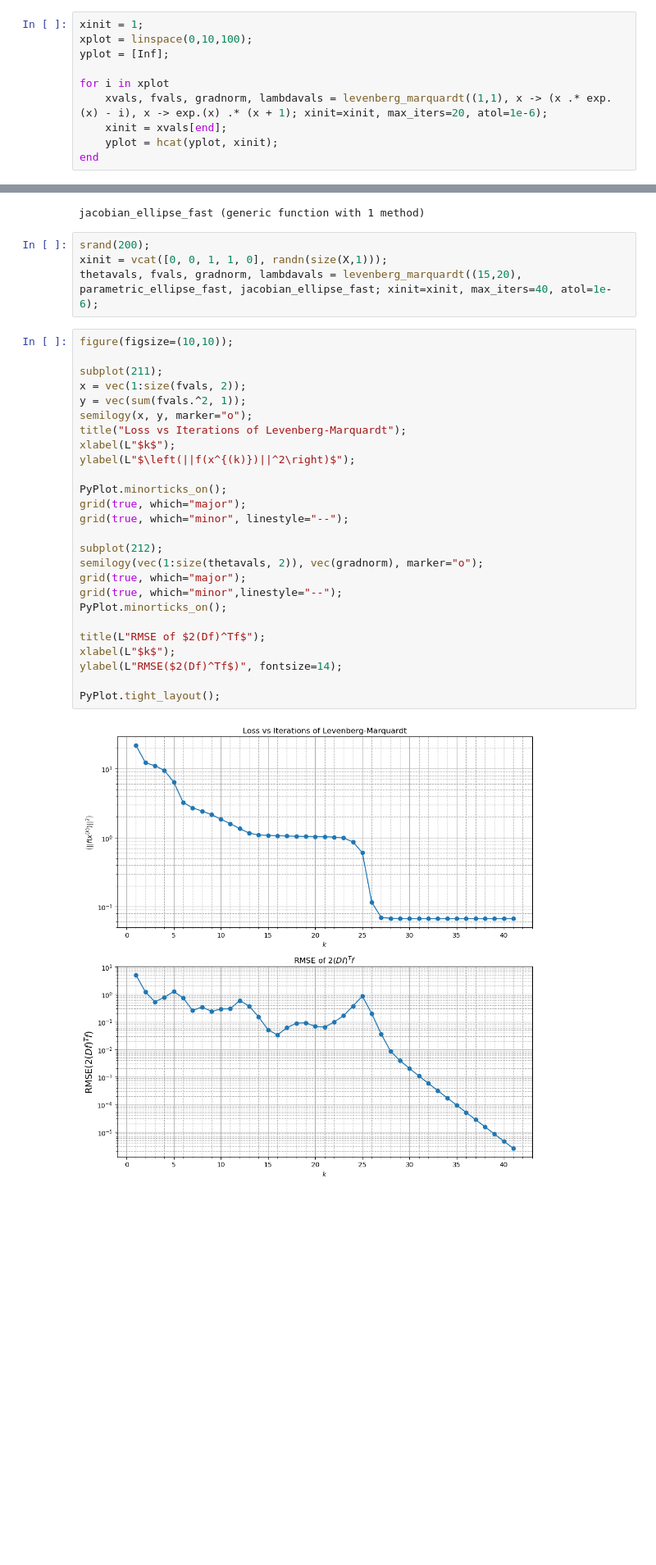
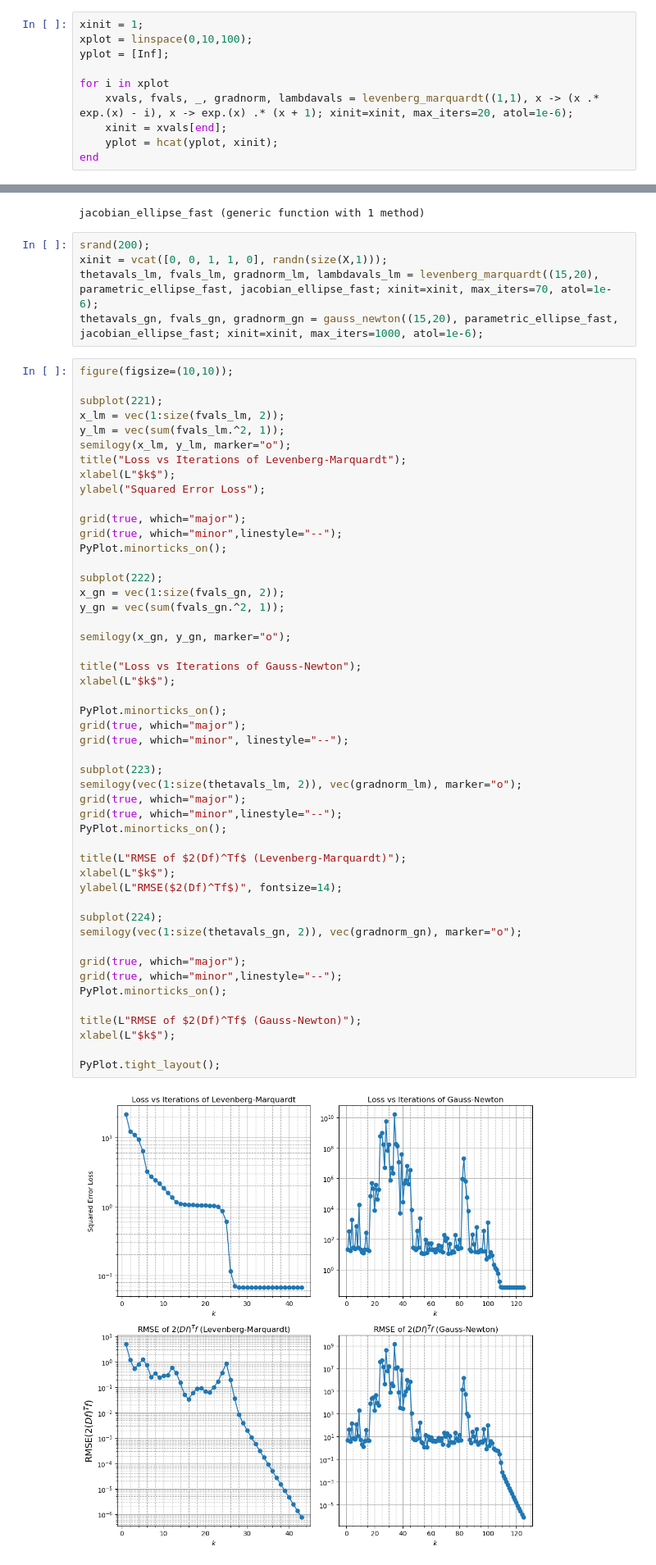
Before and after one commit to chaaland/AppliedLinAlg, a Jupyter notebook: Chapter18.ipynb, the cells around one changed output, grey strips where cells are left out. Shown at 82% size. Drawn from its saved outputs; the diff is of its cells as text; blank space fills up the shorter version.

```diff
--- a/Chapter18.ipynb
+++ b/Chapter18.ipynb
@@ -51,7 +51,7 @@ xplot = linspace(0,10,100);
 yplot = [Inf];
 
 for i in xplot
-    xvals, fvals, gradnorm, lambdavals = levenberg_marquardt((1,1), x -> (x .* exp.(x) - i), x -> exp.(x) .* (x + 1); xinit=xinit, max_iters=20, atol=1e-6);
+    xvals, fvals, _, gradnorm, lambdavals = levenberg_marquardt((1,1), x -> (x .* exp.(x) - i), x -> exp.(x) .* (x + 1); xinit=xinit, max_iters=20, atol=1e-6);
     xinit = xvals[end];
     yplot = hcat(yplot, xinit);
 end
@@ -767,35 +844,59 @@ jacobian_ellipse_fast (generic function with 1 method)
 # %%
 srand(200);
 xinit = vcat([0, 0, 1, 1, 0], randn(size(X,1)));
-thetavals, fvals, gradnorm, lambdavals = levenberg_marquardt((15,20), parametric_ellipse_fast, jacobian_ellipse_fast; xinit=xinit, max_iters=40, atol=1e-6);
+thetavals_lm, fvals_lm, gradnorm_lm, lambdavals_lm = levenberg_marquardt((15,20), parametric_ellipse_fast, jacobian_ellipse_fast; xinit=xinit, max_iters=70, atol=1e-6);
+thetavals_gn, fvals_gn, gradnorm_gn = gauss_newton((15,20), parametric_ellipse_fast, jacobian_ellipse_fast; xinit=xinit, max_iters=1000, atol=1e-6);
 # %%
 figure(figsize=(10,10));
 
-subplot(211);
-x = vec(1:size(fvals, 2));
-y = vec(sum(fvals.^2, 1));
-semilogy(x, y, marker="o");
+subplot(221);
+x_lm = vec(1:size(fvals_lm, 2));
+y_lm = vec(sum(fvals_lm.^2, 1));
+semilogy(x_lm, y_lm, marker="o");
 title("Loss vs Iterations of Levenberg-Marquardt");
 xlabel(L"$k$");
-ylabel(L"$\left(||f(x^{(k)})||^2\right)$");
+ylabel("Squared Error Loss");
+
+grid(true, which="major");
+grid(true, which="minor",linestyle="--");
+PyPlot.minorticks_on();
+
+subplot(222);
+x_gn = vec(1:size(fvals_gn, 2));
+y_gn = vec(sum(fvals_gn.^2, 1));
+
+semilogy(x_gn, y_gn, marker="o");
+
+title("Loss vs Iterations of Gauss-Newton");
+xlabel(L"$k$");
 
 PyPlot.minorticks_on();
 grid(true, which="major");
 grid(true, which="minor", linestyle="--");
 
-subplot(212);
-semilogy(vec(1:size(thetavals, 2)), vec(gradnorm), marker="o");
+subplot(223);
+semilogy(vec(1:size(thetavals_lm, 2)), vec(gradnorm_lm), marker="o");
 grid(true, which="major");
 grid(true, which="minor",linestyle="--");
 PyPlot.minorticks_on();
 
-title(L"RMSE of $2(Df)^Tf$");
+title(L"RMSE of $2(Df)^Tf$ (Levenberg-Marquardt)");
 xlabel(L"$k$");
 ylabel(L"RMSE($2(Df)^Tf$)", fontsize=14);
 
+subplot(224);
+semilogy(vec(1:size(thetavals_gn, 2)), vec(gradnorm_gn), marker="o");
+
+grid(true, which="major");
+grid(true, which="minor",linestyle="--");
+PyPlot.minorticks_on();
+
+title(L"RMSE of $2(Df)^Tf$ (Gauss-Newton)");
+xlabel(L"$k$");
+
 PyPlot.tight_layout();
 # %% [output]
-[figure, old version]
+[figure, new version]
 # %%
 figure(figsize=(10,10))
 scatter(X[:,1], X[:,2]);
```
Also changed, not shown: parts of 12 cells of this notebook, 1 other file.
